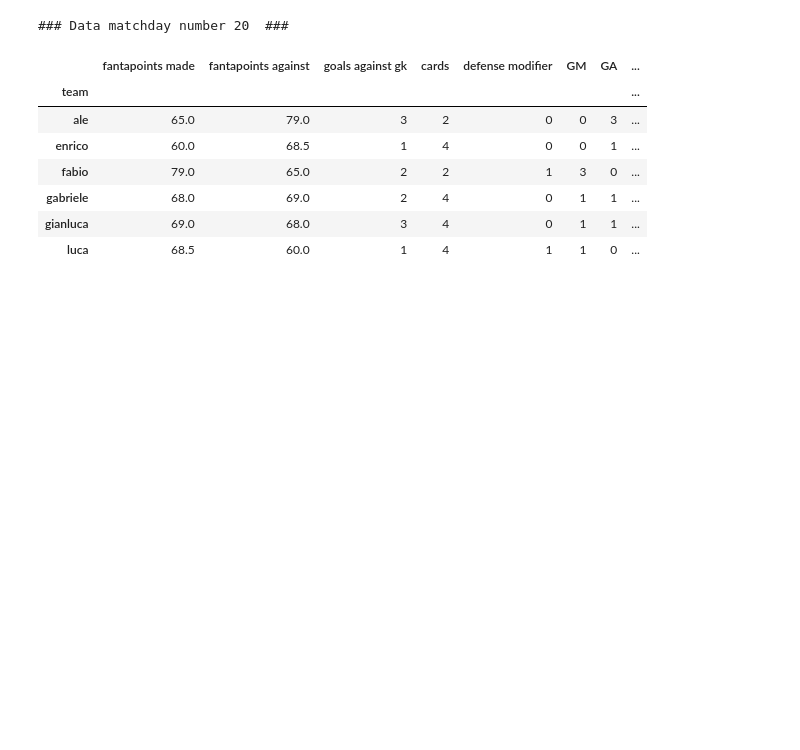
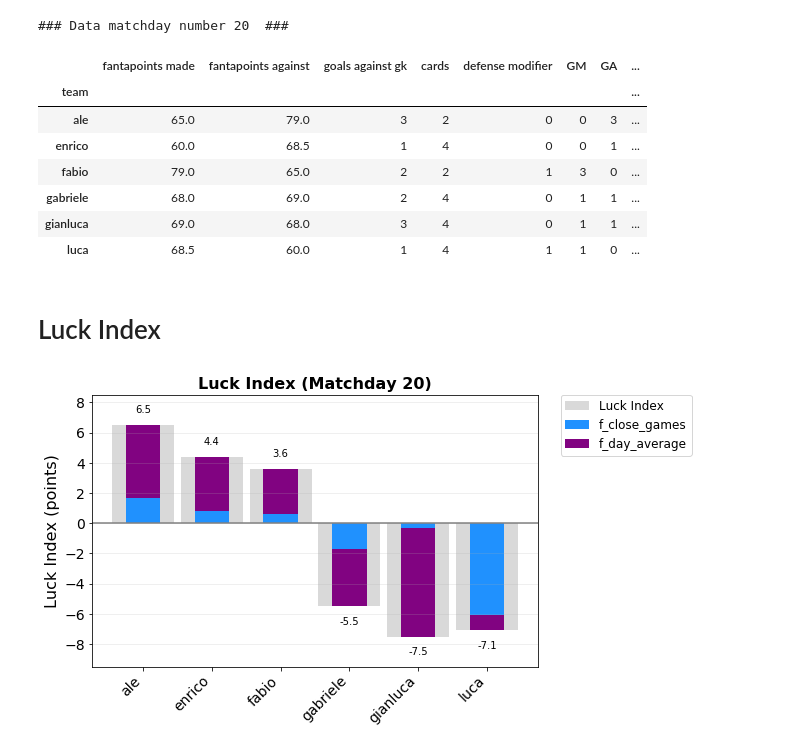
Before and after one commit to matluca/Fantastats, a Jupyter notebook: Fantastats1920.ipynb, the cells around one changed output. Cells and saved outputs as stored; diff of their text form; code cells hidden in the pictures; blank space fills up the shorter version.

Commit message:
Create config file and library file Reorder plots in notebook

```diff
--- a/Fantastats1920.ipynb
+++ b/Fantastats1920.ipynb
@@ -295,24 +176,5 @@ Overwriting ale.txt
 # %%
-teams = list(Teams.keys())
-
-### Fill dataframe with data #####################################
-df_list = list()
-for team in teams:
-    df_result = pd.read_csv(f'{team}.txt', sep=' ', names=parameters, skiprows=1)
-    df_result['team'] = team
-    df_list.append(df_result)
-df_final = reduce(lambda a, b : a.append(b), df_list)
-df_final.index.name = 'Game'
-
-# Adding columns to the dataframe
-df_final['GM'] = df_final.apply(lambda x: get_goal(x['fantapoints made'], x['fantapoints against']), axis=1)
-df_final['GA'] = df_final.apply(lambda x: get_goal(x['fantapoints against'], x['fantapoints made']), axis=1)
-df_final['result'] = df_final.apply(lambda x: result(x['GM'], x['GA']), axis=1)
-df_final['points'] = df_final.apply(lambda x: points(x['result']), axis=1)
-df_final['f_close_games'] = round(
-    df_final.apply(lambda x: points_gaines_diff(x['fantapoints made'], x['fantapoints against'],x['points']), axis=1), 3)
-df_final['f_day_average'] = round(df_final.apply(lambda x: points_gained_day(x['GM'],x['points'],x.name), axis=1), 3)
-df_final['Luck Index'] = round(df_final['f_close_games'] + df_final['f_day_average'], 3)
+df_final = fanta.configure_db()
 
 ### Global variables and stats #############################
 games = max(df_final.index)   # Total number of matchdays
@@ -480,17 +344,7 @@ Team: Nottingham Forrest Gump ( luca )
 # %%
-### Total dataframe with sums
-df_total = df_final.groupby(['team']).apply(lambda x: x.sum())
-df_total['results'] = df_total.apply(lambda x: compact_res(x['result']), axis=1)
+df_total = fanta.total_df(df_final, )
 
-### Order by points (and then fantapoints) -> Build classification
-cols = ['points', 'fantapoints made']
-tups = df_total[cols].sort_values(cols, ascending=False).apply(tuple, 1)
-f, i = pd.factorize(tups)
-factorized = pd.Series(f + 1, tups.index)
-df_total['pos'] = factorized
-
-df_total['rank'] = df_total['fantapoints made'].rank(ascending=False, method='first').astype(int)
-df_total['distance'] = np.max(df_total['points']) - df_total['points']
+### Cumulative data
 print('### Cumulative data after', games, 'games ###')
 param=['pos', 'points', 'distance', 'fantapoints made', 'rank', 'fantapoints against',
        'results', 'GM', 'GA', 'goals against gk',
@@ -522,3 +376,9 @@ display(df_last_day)
 | gabriele | 68.0 | 69.0 | 2 | 4 | 0 | 1 | 1 | ... |
 | gianluca | 69.0 | 68.0 | 3 | 4 | 0 | 1 | 1 | ... |
 | luca | 68.5 | 60.0 | 1 | 4 | 1 | 1 | 0 | ... |
+# %% [markdown]
+# Luck Index
+# %%
+fanta.luck_index_plot(df_total, games)
+# %% [output]
+[figure, added]
```
Also changed, not shown: parts of 27 cells of this notebook, 3 other files.
